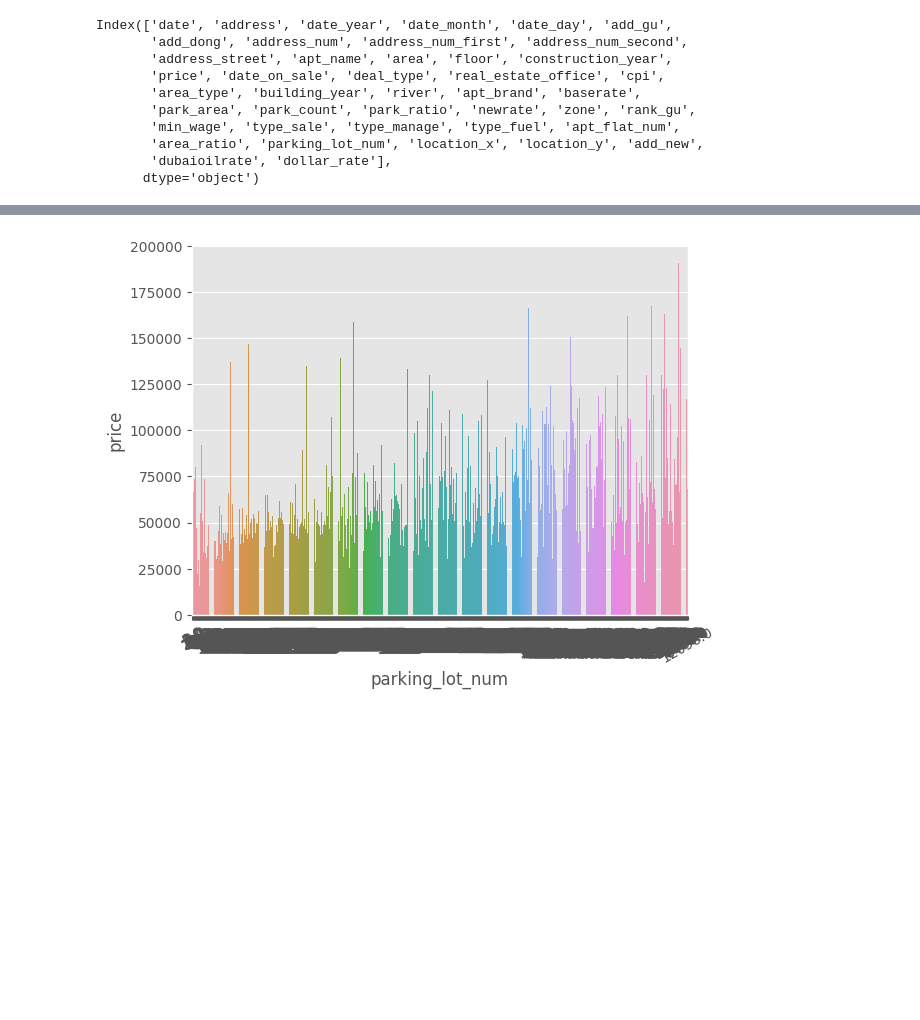
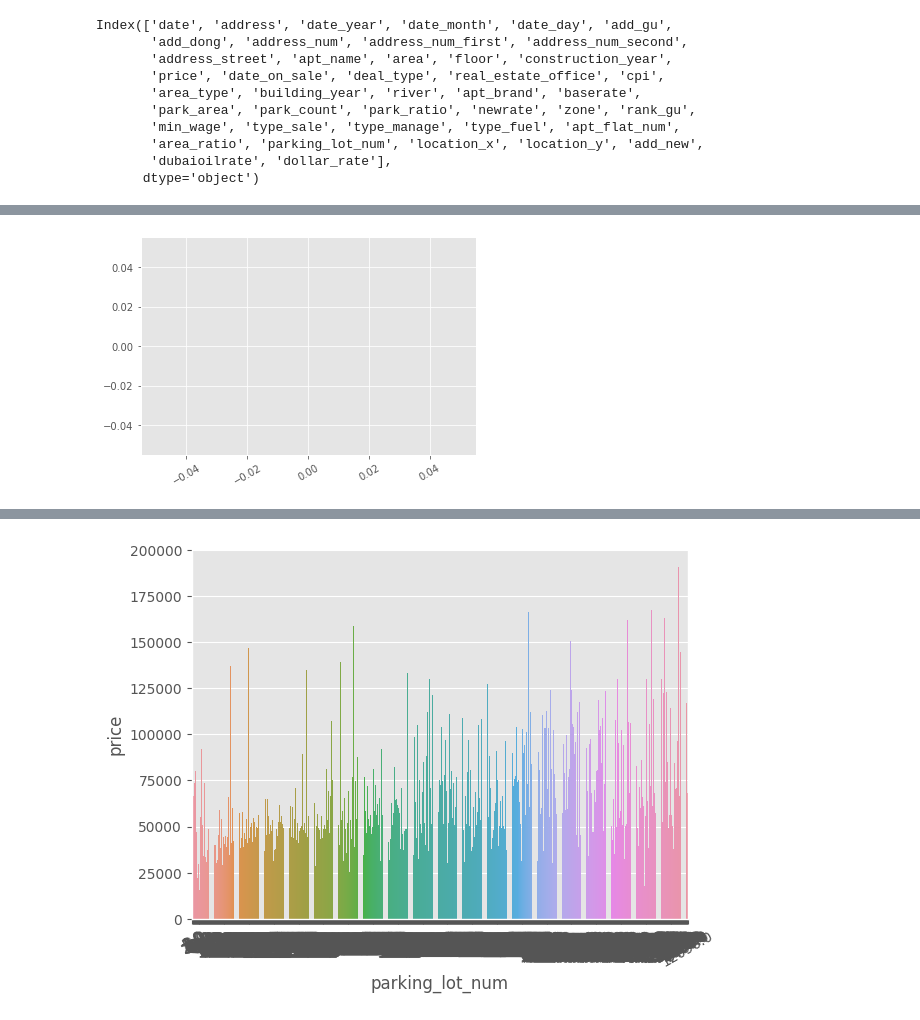
Before and after one commit to Jesimsim/ds-section2-project, a Jupyter notebook: section2_project_practice.ipynb, the cells around one changed output, grey strips where cells are left out. Cells and saved outputs as stored; diff of their text form; code cells hidden in the pictures; blank space fills up the shorter version.

```diff
--- a/section2_project_practice.ipynb
+++ b/section2_project_practice.ipynb
@@ -990,0 +1168,6 @@ Index(['date', 'address', 'date_year', 'date_month', 'date_day', 'add_gu',
+# %%
+plt.style.use('ggplot')
+plt.plot(data=df.groupby(['date_year','rank_gu'])['price'].mean().reset_index(drop=True));
+plt.xticks(rotation=30);
+# %% [output]
+[figure, added]
```
Also changed, not shown: parts of 39 cells of this notebook.
